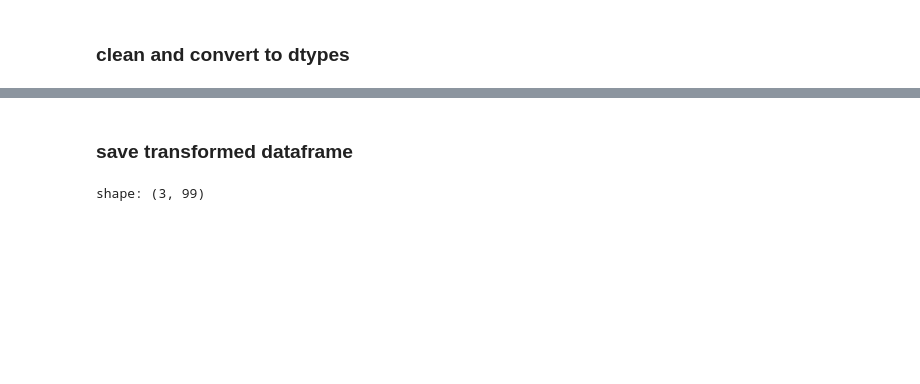
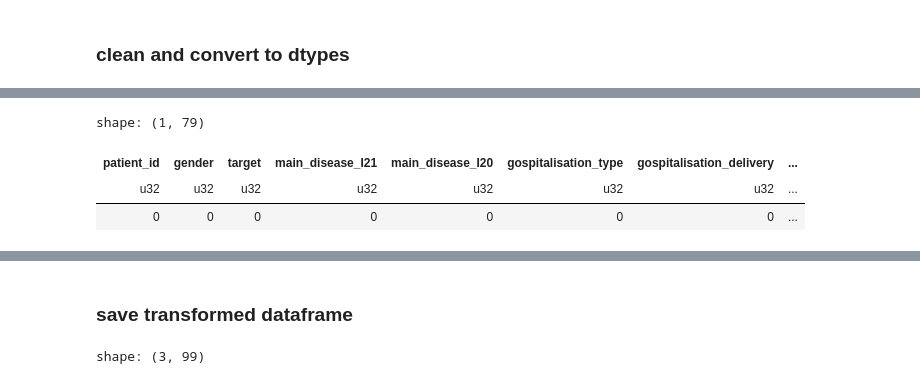
Before and after one commit to KonstantinBurkin/parse-records, a Jupyter notebook: notebooks/7.1_transform_epic_data.ipynb, the cells around one changed output, grey strips where cells are left out. Cells and saved outputs as stored; diff of their text form; code cells hidden in the pictures; blank space fills up the shorter version.

```diff
--- a/notebooks/7.1_transform_epic_data.ipynb
+++ b/notebooks/7.1_transform_epic_data.ipynb
@@ -492,12 +492,12 @@ new_columns_regex_ecg = {
     "ecg_end_systolic_volume": r"КСО:\s*(\d+)*",
     "ecg_stroke_volume": r"УО:\s*(\d+)*",
     "ecg_ejection_fraction": r"ФВ:\s*(\d+[-.,]\d+|\d+)*",
-    "ecg_ventricular_septal": r"МЖП:\s*([\d,.]+)",
-    "ecg_e_a": r"Е/А\s*([\d,.]+)",
-    "ecg_aorta_diameter_valsalva_sinuses": r"ДИАМЕТР АО НА УРОВНЕ СИНУСОВ ВАЛЬСАЛЬВЫ:\s*([\d,.]+)",
-    "ecg_ascending_aorta": r"ВОСХОДЯЩАЯ АОРТА:\s*([\d,.]+)",
-    "ecg_aortic_arch": r"ДУГА АОРТЫ.\s*([\d,.]+)",
-    "ecg_sinus_heart_rate": r"СИНУСОВЫЙ.{0,7}ЧСС\s*([\d,.]+)",
+    "ecg_ventricular_septal": r"МЖП:\s*(\d+[,.]\d+)",
+    "ecg_e_a": r"Е/А\s*(\d+[,.]\d+)",
+    "ecg_aorta_diameter_valsalva_sinuses": r"ДИАМЕТР АО НА УРОВНЕ СИНУСОВ ВАЛЬСАЛЬВЫ:\s*(\d+[,.]\d+)",
+    "ecg_ascending_aorta": r"ВОСХОДЯЩАЯ АОРТА:\s*(\d+[,.]\d+)",
+    "ecg_aortic_arch": r"ДУГА АОРТЫ.\s*(\d+[,.]\d+)",
+    "ecg_sinus_heart_rate": r"СИНУСОВЫЙ.{0,7}ЧСС\s*(\d+[,.]\d+)",
     "ecg_age": r"ДАТА РОЖДЕНИЯ\):\s(\d{2}) ",
     "ecg_heart_rate": r"ЧСС\s*[-,:РАВЕН]*\s*(\d{2,4})",
     "ecg_bmi": r"ИМТ\D*(\d+)",
@@ -985,0 +986,14 @@ shape: (5, 79)
+# %%
+(
+    labeled_data.filter(
+        c("target") != -1,
+    )
+    .select(useful_cols)
+    .null_count()
+    # .shape
+)
+# %% [output]
+shape: (1, 79)
+| patient_id | gender | target | main_disease_I21 | main_disease_I20 | gospitalisation_type | gospitalisation_delivery | ... |
+| u32 | u32 | u32 | u32 | u32 | u32 | u32 | ... |
+| 0 | 0 | 0 | 0 | 0 | 0 | 0 | ... |
```
Also changed, not shown: parts of 21 cells of this notebook.
